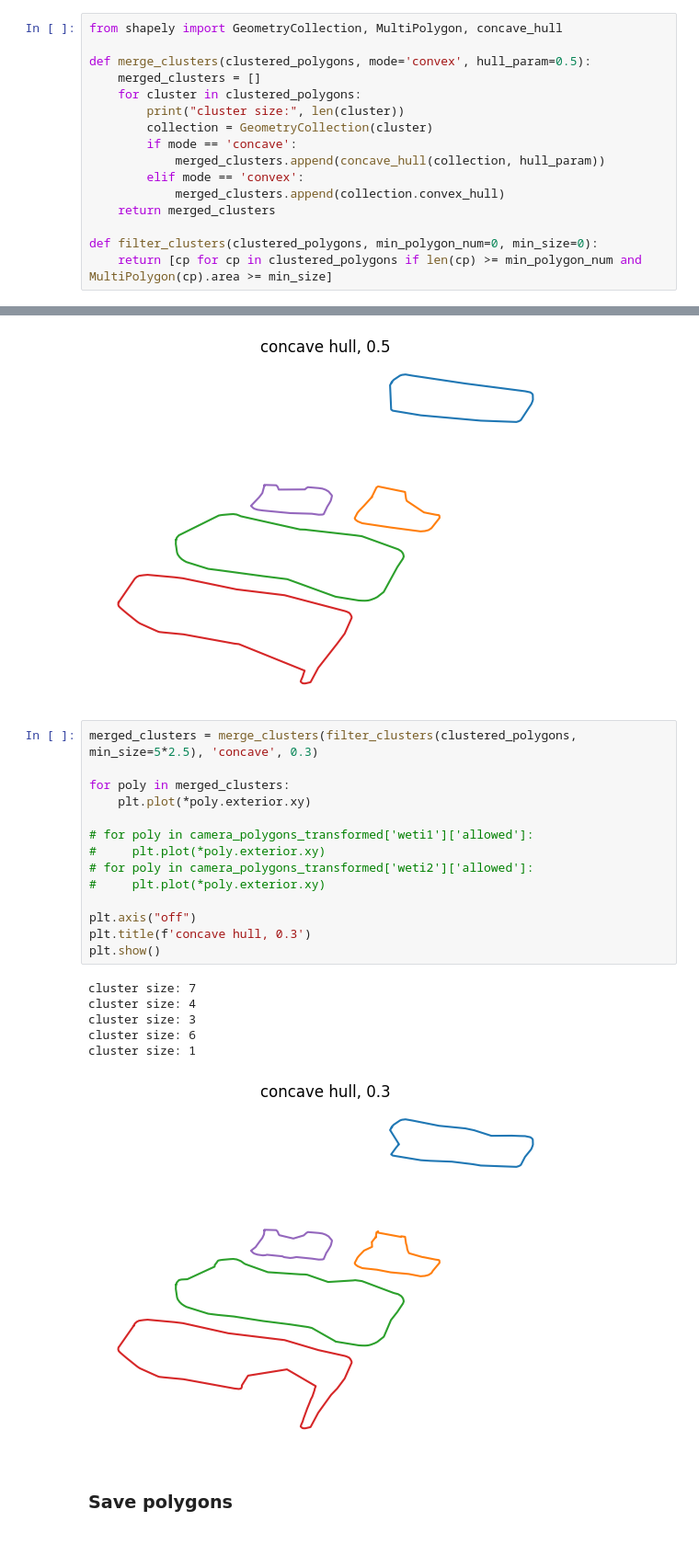
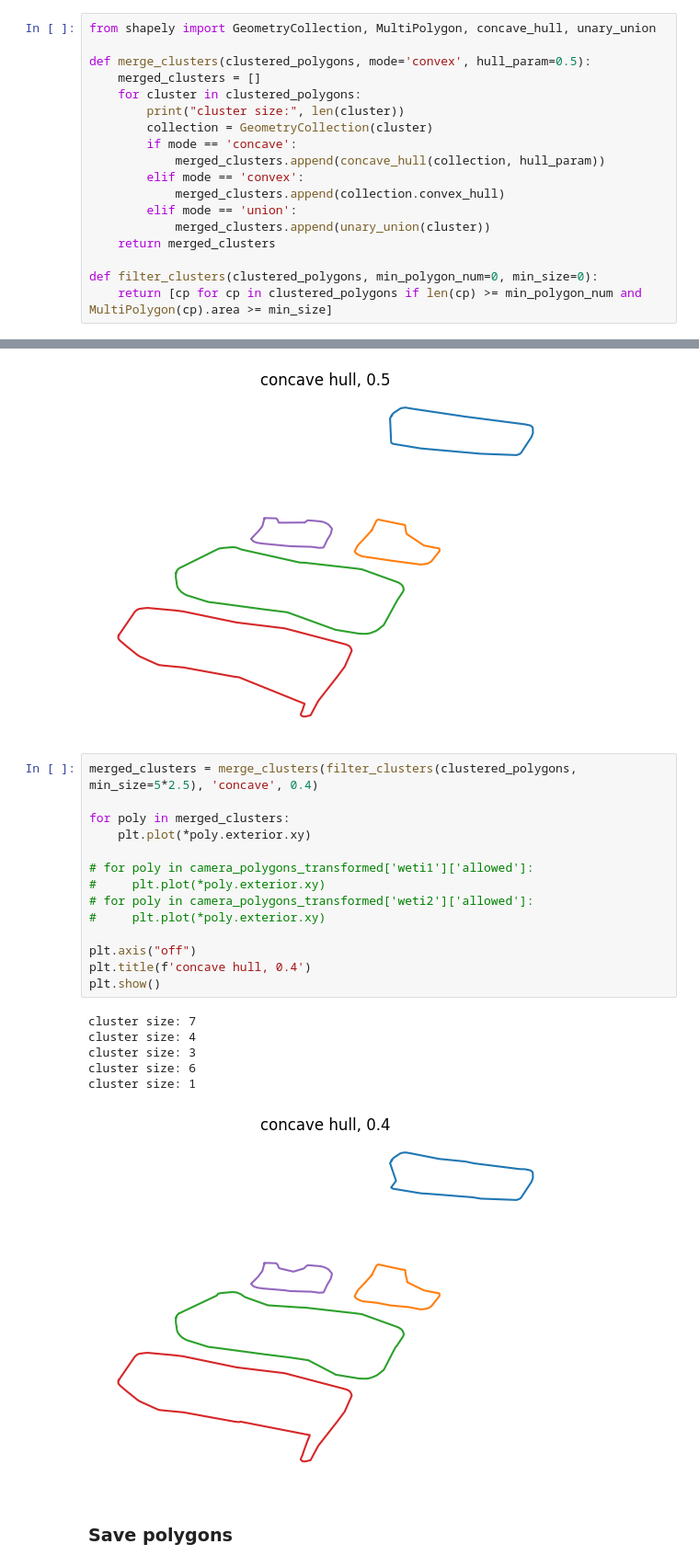
Before and after one commit to Trawirr/ParkingApp, a Jupyter notebook: image_processing/allowed_to_top_down.ipynb, the cells around one changed output, grey strips where cells are left out. Shown at 92% size. Saved outputs shown, nothing was run; the diff lists cells and outputs as text.

```diff
--- a/image_processing/allowed_to_top_down.ipynb
+++ b/image_processing/allowed_to_top_down.ipynb
@@ -371,7 +371,7 @@ for cluster_id, cluster in enumerate(clustered_polygons):
 ### Merging allowed
 raczej po prostu convex_hull
 # %%
-from shapely import GeometryCollection, MultiPolygon, concave_hull
+from shapely import GeometryCollection, MultiPolygon, concave_hull, unary_union
 
 def merge_clusters(clustered_polygons, mode='convex', hull_param=0.5):
     merged_clusters = []
@@ -382,6 +382,8 @@ def merge_clusters(clustered_polygons, mode='convex', hull_param=0.5):
             merged_clusters.append(concave_hull(collection, hull_param))
         elif mode == 'convex':
             merged_clusters.append(collection.convex_hull)
+        elif mode == 'union':
+            merged_clusters.append(unary_union(cluster))
     return merged_clusters
 
 def filter_clusters(clustered_polygons, min_polygon_num=0, min_size=0):
@@ -450,26 +452,26 @@ cluster size: 6
 cluster size: 1
 [figure]
 # %%
-merged_clusters = merge_clusters(filter_clusters(clustered_polygons, min_size=5*2.5), 'concave', 0.3)
+merged_clusters = merge_clusters(filter_clusters(clustered_polygons, min_size=5*2.5), 'concave', 0.4)
 
 for poly in merged_clusters:
     plt.plot(*poly.exterior.xy)
 
 # for poly in camera_polygons_transformed['weti1']['allowed']:
 #     plt.plot(*poly.exterior.xy)
 # for poly in camera_polygons_transformed['weti2']['allowed']:
 #     plt.plot(*poly.exterior.xy)
 
 plt.axis("off")
-plt.title(f'concave hull, 0.3')
+plt.title(f'concave hull, 0.4')
 plt.show()
 # %% [output]
 cluster size: 7
 cluster size: 4
 cluster size: 3
 cluster size: 6
 cluster size: 1
-[figure, old version]
+[figure, new version]
 # %% [markdown]
 ### Save polygons
 # %%
```
Also changed, not shown: parts of 6 cells of this notebook.
